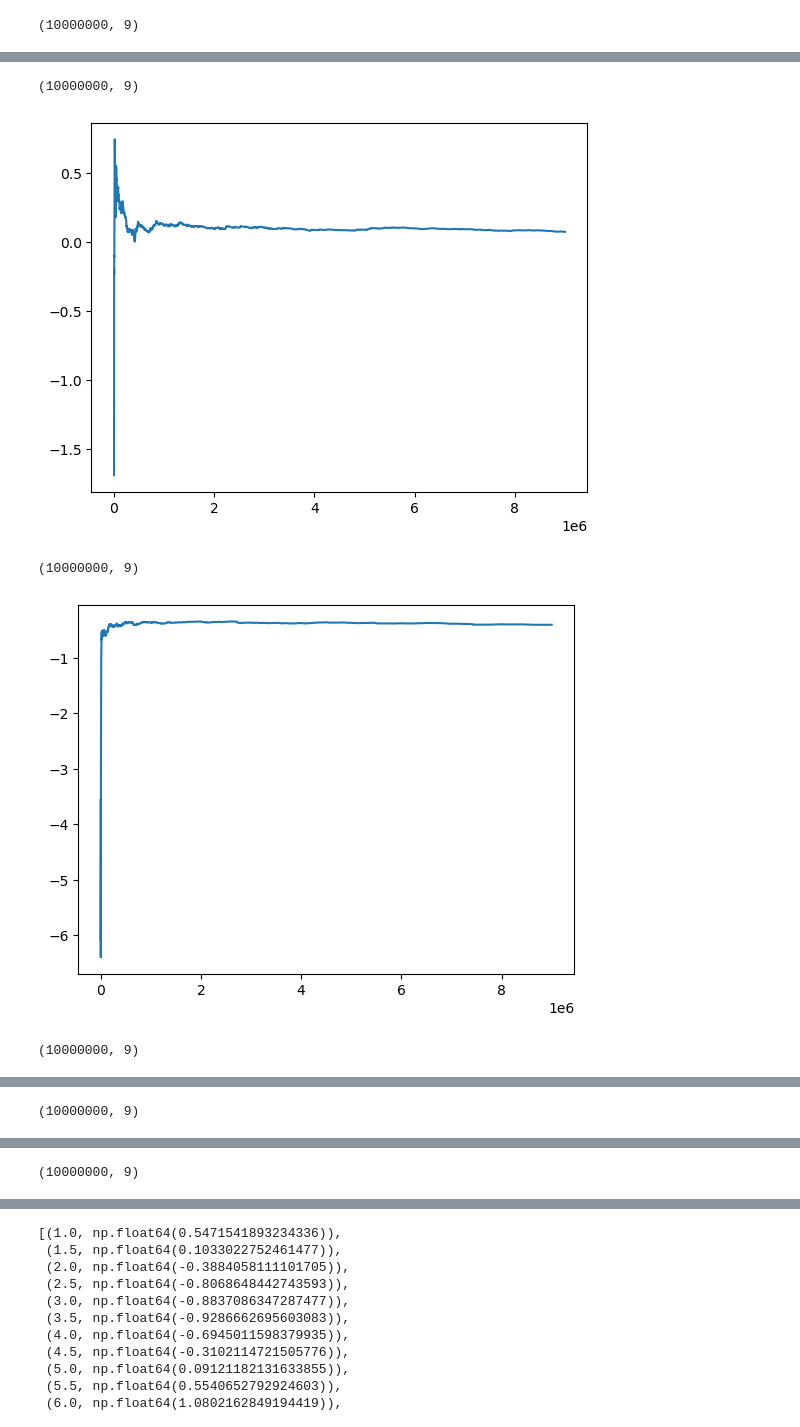
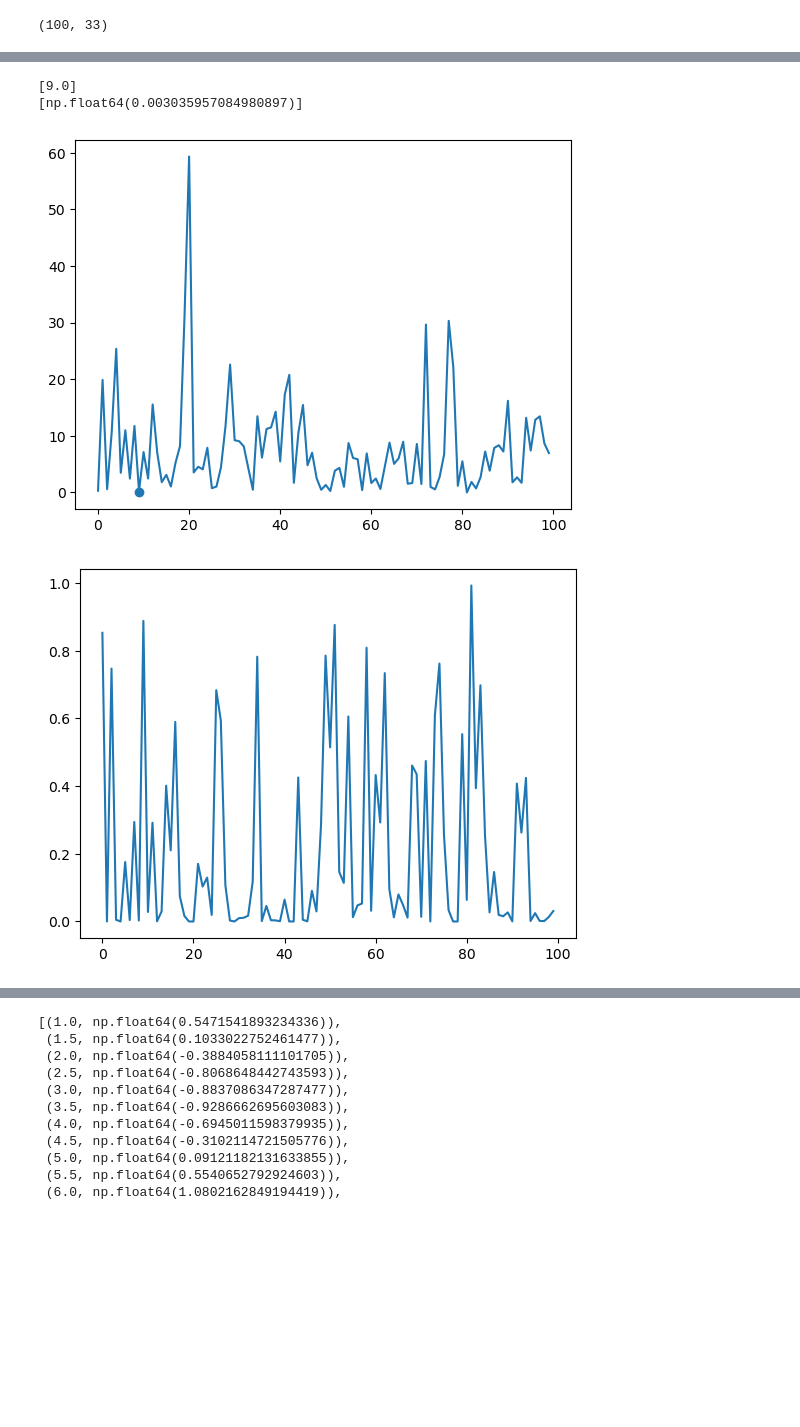
Before and after one commit to reubenharry/sampler-benchmarks, a Jupyter notebook: sampler-comparison/sampler_comparison/experiments/quantum_problem/inspect_r.ipynb, the cells around one changed output, grey strips where cells are left out. Cells and saved outputs as stored; diff of their text form; code cells hidden in the pictures; blank space fills up the shorter version.

```diff
--- a/sampler-comparison/sampler_comparison/experiments/quantum_problem/inspect_r.ipynb
+++ b/sampler-comparison/sampler_comparison/experiments/quantum_problem/inspect_r.ipynb
@@ -5,15 +5,25 @@ import matplotlib.pyplot as plt
 
 j = 1
 dir = '/pscratch/sd/r/reubenh/storage'
+num_unadjusted_steps = 1
+numsteps = 100
+j_r = 1
+num_chains = 20000
 # dir = '../../../'
 g_vals = []
 # times = [1.0, 1.5, 2.0, 2.5, 3.0, 3.5, 4.0, 4.5, 5.0, 5.5, 6.0, 6.5, 7.0, 7.5, 8.0, 8.5, 9.0, 9.5, 10.0]
-times = [1.0]
+times = [9.0]
 burn_in = 0
 for time in times:
 # for time in [1.0, 2.0, 3.0, 4.0, 5.0, 6.0, 7.0]:
     # samples_np = np.load(f'../../../samples_np_{time}_{j}.npy')
-    samples_np = np.load(f'{dir}/samples_np_flat_{time}_{j}.npy')
+    samples_np = np.load(f'{dir}/samples_np_flat_quartic_{time}_{burn_in}_{num_unadjusted_steps}_{numsteps}_{num_chains}_{j_r}.npy')
+    jb_stats = np.load(f'{dir}/jb_stats_flat_quartic_{time}_{burn_in}_{num_unadjusted_steps}_{numsteps}_{num_chains}_{j_r}.npy')
+    jb_pvalues = np.load(f'{dir}/jb_pvalues_flat_quartic_{time}_{burn_in}_{num_unadjusted_steps}_{numsteps}_{num_chains}_{j_r}.npy')
+
+    raw_samples = np.load(f'{dir}/raw_samples_flat_quartic_{time}_{burn_in}_{num_unadjusted_steps}_{numsteps}_{num_chains}_{j_r}.npy')
+
+    chi_samples = np.load(f'{dir}/chi_samples_flat_quartic_{time}_{burn_in}_{num_unadjusted_steps}_{numsteps}_{num_chains}_{j_r}.npy')
     # acc_probs = np.load(f'../../../acc_probs_{time}_{j}.npy')
     # std_errs = np.load(f'../../../std_errs_{time}_{j}.npy')
 
@@ -40,5 +50,20 @@ plt.scatter(times, g_vals)
 
 print(times)
 print(g_vals)
+plt.plot(jb_stats)
+plt.show()
+
+plt.plot(jb_pvalues)
+plt.show()
+
+# raw_samples.shape
+
+plt.hist(raw_samples[1, :], bins=100)
+mean = raw_samples[1, :].mean()
+std = raw_samples[1, :].std()
+gaussian = lambda x: (1/(std*np.sqrt(2*np.pi)))*np.exp(-(x-mean)**2/(2*std**2))
+# x = np.linspace(mean-50*std, mean+50*std, 100)
+# plt.plot(x, gaussian(x), color='r')
+plt.show()
 # %% [output]
-(10000000, 9)
+(100, 33)
@@ -46,5 +71,4 @@ print(g_vals)
-(10000000, 9)
+[9.0]
+[np.float64(0.003035957084980897)]
-[figure, old version]
+[figure, new version]
-(10000000, 9)
-[figure, old version]
+[figure, new version]
-(10000000, 9)
@@ -52 +75,0 @@ print(g_vals)
-(10000000, 9)
@@ -54 +75,0 @@ print(g_vals)
-(10000000, 9)
```
Also changed, not shown: parts of 3 cells of this notebook, 59 other files.
